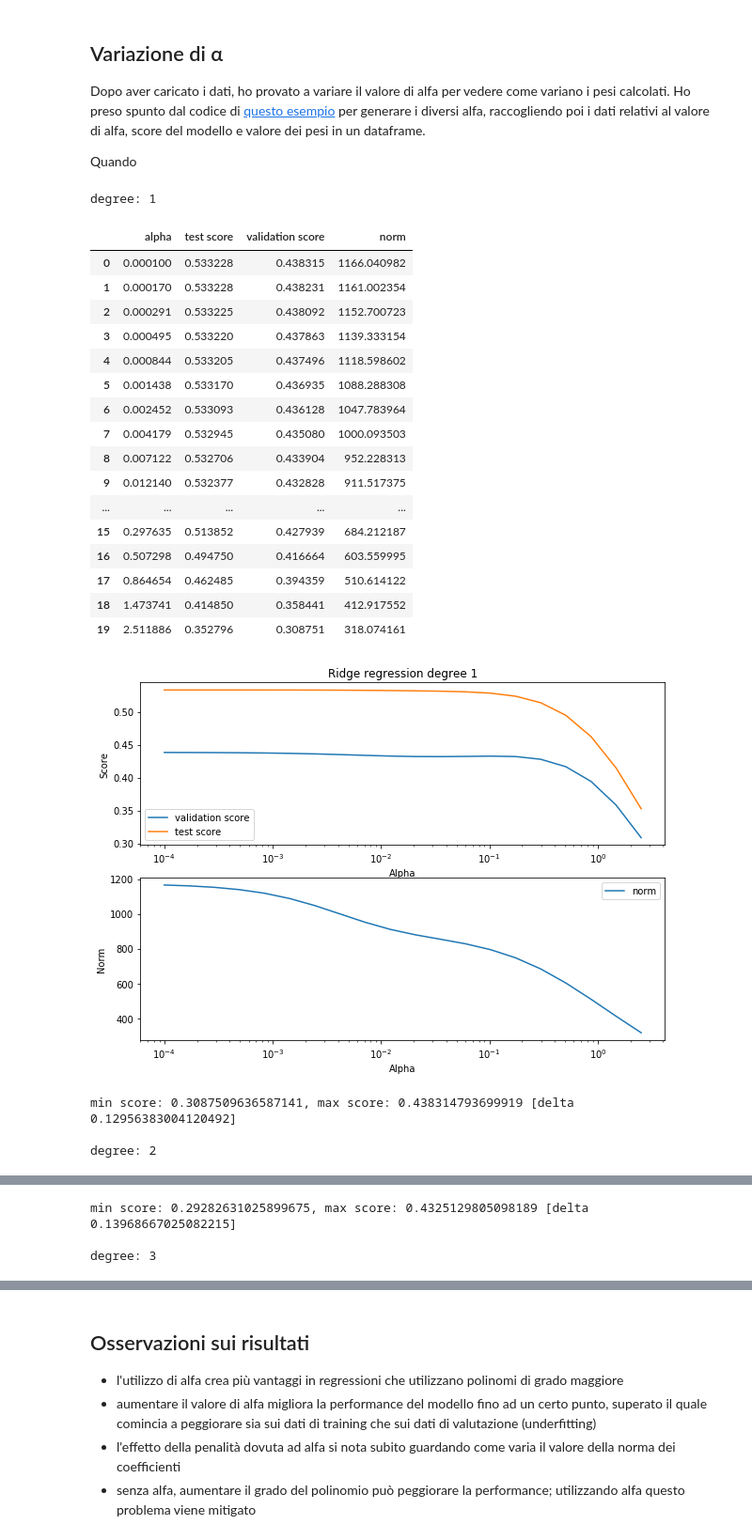
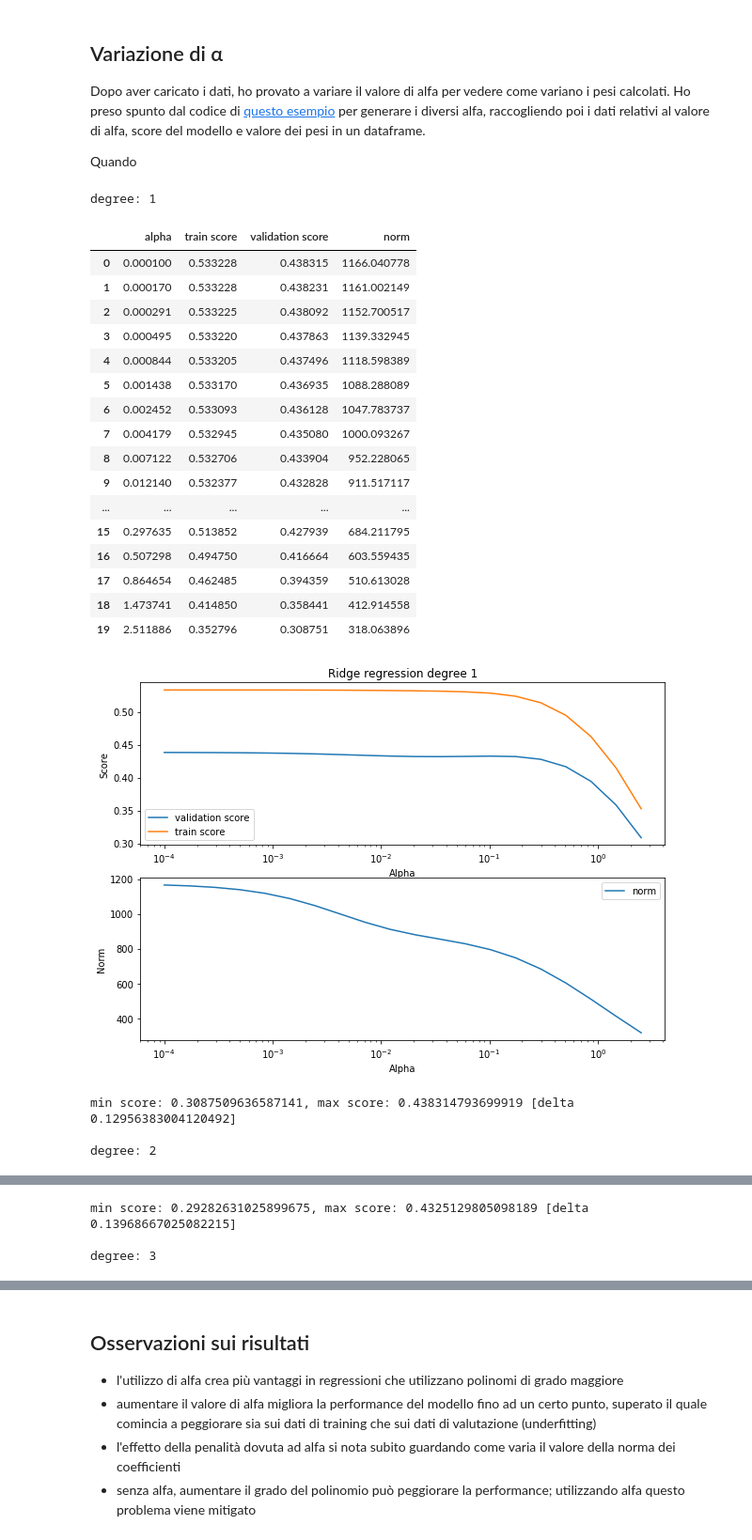
Before and after one commit to sime1/notebooks, a Jupyter notebook: polynomial_ridge.ipynb, the cells around one changed output, grey strips where cells are left out. Shown at 94% size. Saved outputs shown, nothing was run; the diff lists cells and outputs as text; code cells hidden in the pictures.

```diff
--- a/polynomial_ridge.ipynb
+++ b/polynomial_ridge.ipynb
@@ -50,7 +50,7 @@ score del modello e valore dei pesi in un dataframe.
 
 Quando
 # %%
-alphas = np.logspace(-4, 0.4, 20)
+alphas = [*np.logspace(-4, 0.4, 20)]
 
 for degree in range(1,4):
   results = []
@@ -61,56 +61,58 @@ for degree in range(1,4):
       Ridge(alpha=alpha)
     )
     model.fit(x_train, y_train)
-    results.append([alpha, model.score(x_train, y_train), model.score(x_test, y_test), *model.named_steps["ridge"].coef_])
+    train_score = model.score(x_train, y_train)
+    test_score = model.score(x_test, y_test)
+    norm = np.linalg.norm(model.named_steps["ridge"].coef_)
+    results.append([alpha, train_score, test_score, norm])
 
-  res_df = pd.DataFrame(data=results, columns=["alpha", "test score", "validation score", *["w {}".format(i) for i in range(len(results[0])-3)]])
-  res_df["norm"] = np.linalg.norm(res_df.values,axis=1)
-  display(res_df[["alpha", "test score", "validation score", "norm"]])
+  res_df = pd.DataFrame(data=results, columns=["alpha", "train score", "validation score", "norm"])
+  display(res_df[["alpha", "train score", "validation score", "norm"]])
 
   plt.figure(figsize=(10,7))
 
   # plot score vs alpha
   ax = plt.subplot(211)
   plt.title("Ridge regression degree {}".format(degree))
   plt.xlabel("Alpha")
   plt.ylabel("Score")
   plt.xscale("log")
   plt.plot(res_df["alpha"], res_df["validation score"])
-  plt.plot(res_df["alpha"], res_df["test score"])
+  plt.plot(res_df["alpha"], res_df["train score"])
   ax.legend()
 
   # plot norm vs alfa
   ax = plt.subplot(212)
   plt.xlabel("Alpha")
   plt.ylabel("Norm")
   plt.xscale("log")
   plt.plot(res_df["alpha"], res_df["norm"])
   ax.legend()
 
   plt.show()
 
   min_score = res_df["validation score"].min()
   max_score = res_df["validation score"].max()
   print("min score: {}, max score: {} [delta {}]\n".format(min_score, max_score, max_score - min_score ))
 # %% [output]
 degree: 1
-|  | alpha | test score | validation score | norm |
-| 0 | 0.000100 | 0.533228 | 0.438315 | 1166.040982 |
-| 1 | 0.000170 | 0.533228 | 0.438231 | 1161.002354 |
-| 2 | 0.000291 | 0.533225 | 0.438092 | 1152.700723 |
-| 3 | 0.000495 | 0.533220 | 0.437863 | 1139.333154 |
-| 4 | 0.000844 | 0.533205 | 0.437496 | 1118.598602 |
-| 5 | 0.001438 | 0.533170 | 0.436935 | 1088.288308 |
-| 6 | 0.002452 | 0.533093 | 0.436128 | 1047.783964 |
-| 7 | 0.004179 | 0.532945 | 0.435080 | 1000.093503 |
-| 8 | 0.007122 | 0.532706 | 0.433904 | 952.228313 |
-| 9 | 0.012140 | 0.532377 | 0.432828 | 911.517375 |
+|  | alpha | train score | validation score | norm |
+| 0 | 0.000100 | 0.533228 | 0.438315 | 1166.040778 |
+| 1 | 0.000170 | 0.533228 | 0.438231 | 1161.002149 |
+| 2 | 0.000291 | 0.533225 | 0.438092 | 1152.700517 |
+| 3 | 0.000495 | 0.533220 | 0.437863 | 1139.332945 |
+| 4 | 0.000844 | 0.533205 | 0.437496 | 1118.598389 |
+| 5 | 0.001438 | 0.533170 | 0.436935 | 1088.288089 |
+| 6 | 0.002452 | 0.533093 | 0.436128 | 1047.783737 |
+| 7 | 0.004179 | 0.532945 | 0.435080 | 1000.093267 |
+| 8 | 0.007122 | 0.532706 | 0.433904 | 952.228065 |
+| 9 | 0.012140 | 0.532377 | 0.432828 | 911.517117 |
 | ... | ... | ... | ... | ... |
-| 15 | 0.297635 | 0.513852 | 0.427939 | 684.212187 |
-| 16 | 0.507298 | 0.494750 | 0.416664 | 603.559995 |
-| 17 | 0.864654 | 0.462485 | 0.394359 | 510.614122 |
-| 18 | 1.473741 | 0.414850 | 0.358441 | 412.917552 |
-| 19 | 2.511886 | 0.352796 | 0.308751 | 318.074161 |
+| 15 | 0.297635 | 0.513852 | 0.427939 | 684.211795 |
+| 16 | 0.507298 | 0.494750 | 0.416664 | 603.559435 |
+| 17 | 0.864654 | 0.462485 | 0.394359 | 510.613028 |
+| 18 | 1.473741 | 0.414850 | 0.358441 | 412.914558 |
+| 19 | 2.511886 | 0.352796 | 0.308751 | 318.063896 |
 [figure]
 min score: 0.3087509636587141, max score: 0.438314793699919 [delta 0.12956383004120492]
 
```
Also changed, not shown: parts of 1 cell of this notebook.
